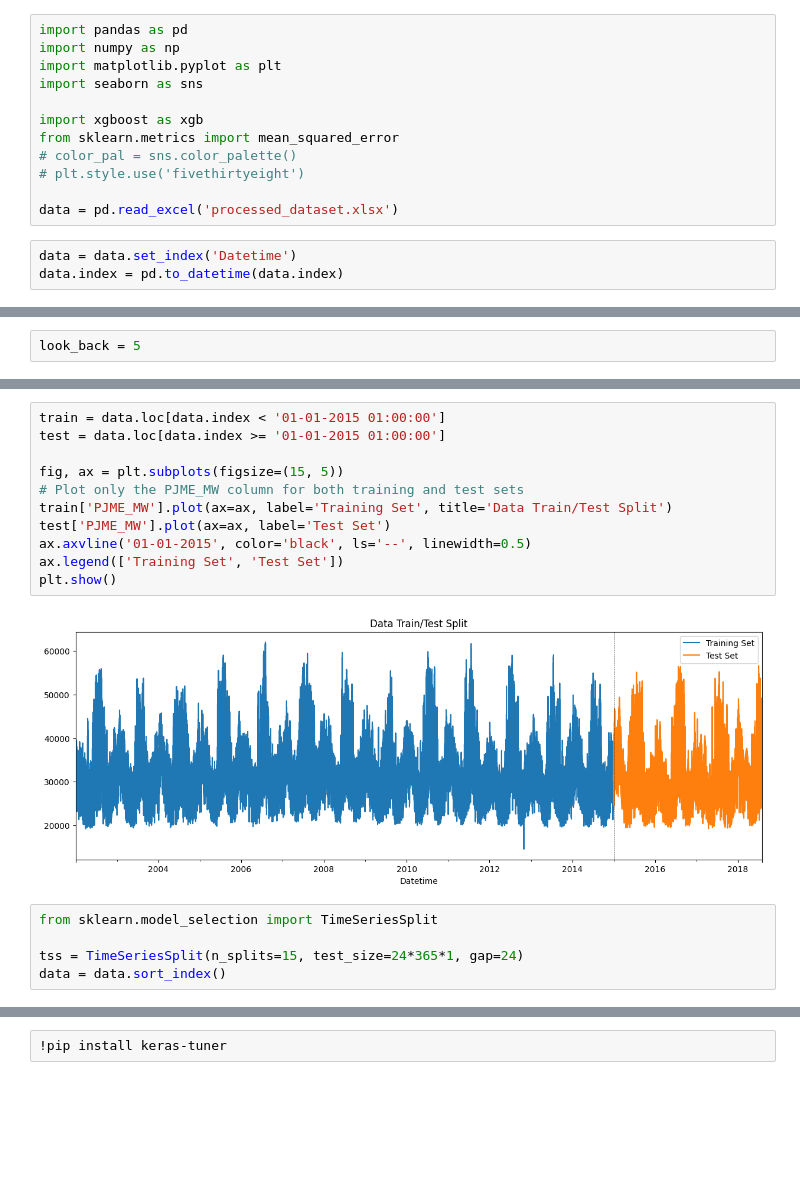
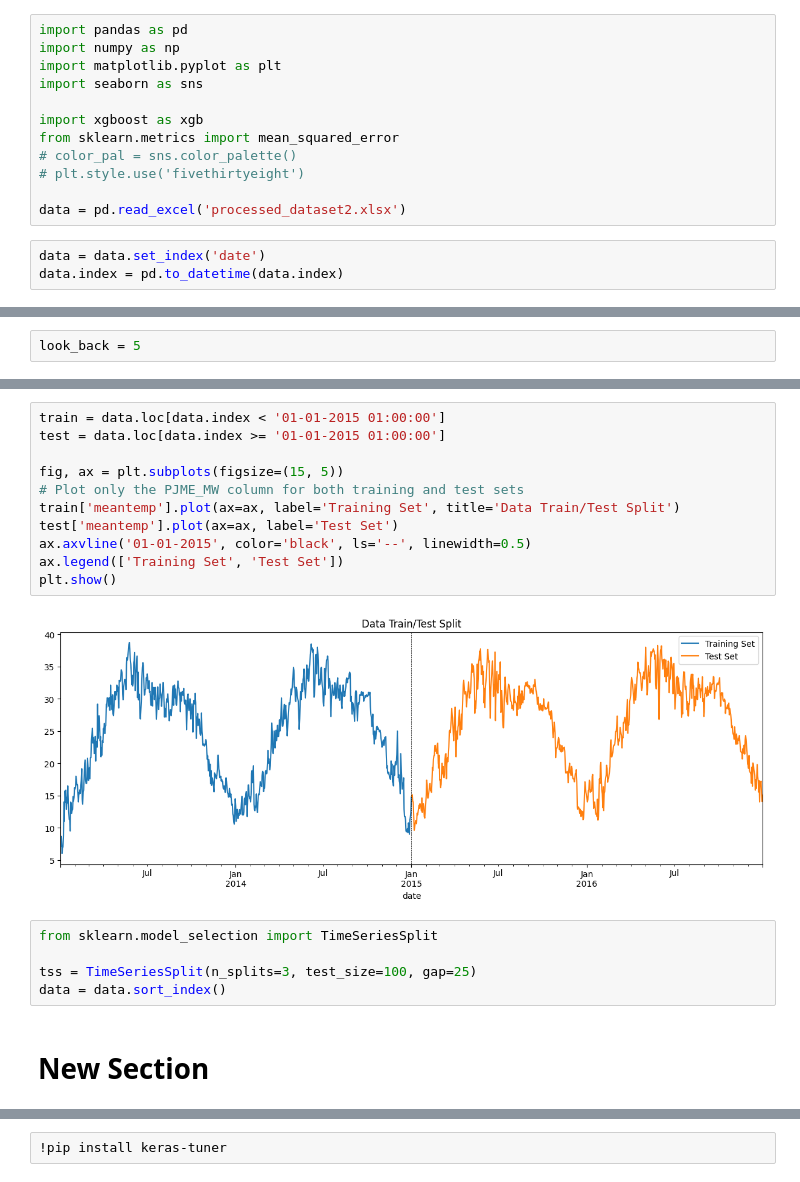
Before and after one commit to Rodizo/CS231N-Standford, a Jupyter notebook: Untitled12.ipynb, the cells around one changed output, grey strips where cells are left out. Saved outputs shown, nothing was run; the diff lists cells and outputs as text; blank space fills up the shorter version.

```diff
--- a/Untitled12.ipynb
+++ b/Untitled12.ipynb
@@ -11,8 +11,8 @@ from sklearn.metrics import mean_squared_error
 # color_pal = sns.color_palette()
 # plt.style.use('fivethirtyeight')
 
-data = pd.read_excel('processed_dataset.xlsx')
+data = pd.read_excel('processed_dataset2.xlsx')
 # %%
-data = data.set_index('Datetime')
+data = data.set_index('date')
 data.index = pd.to_datetime(data.index)
 # %%
@@ -112,21 +109,23 @@ plt.show()
 # %%
 train = data.loc[data.index < '01-01-2015 01:00:00']
 test = data.loc[data.index >= '01-01-2015 01:00:00']
 
 fig, ax = plt.subplots(figsize=(15, 5))
 # Plot only the PJME_MW column for both training and test sets
-train['PJME_MW'].plot(ax=ax, label='Training Set', title='Data Train/Test Split')
-test['PJME_MW'].plot(ax=ax, label='Test Set')
+train['meantemp'].plot(ax=ax, label='Training Set', title='Data Train/Test Split')
+test['meantemp'].plot(ax=ax, label='Test Set')
 ax.axvline('01-01-2015', color='black', ls='--', linewidth=0.5)
 ax.legend(['Training Set', 'Test Set'])
 plt.show()
 # %% [output]
-[figure, old version]
+[figure, new version]
 # %%
 from sklearn.model_selection import TimeSeriesSplit
 
-tss = TimeSeriesSplit(n_splits=15, test_size=24*365*1, gap=24)
+tss = TimeSeriesSplit(n_splits=3, test_size=100, gap=25)
 data = data.sort_index()
+# %% [markdown]
+# New Section
 # %%
 for train_idx, val_idx in tss.split(data):
     print("Training indices:", train_idx)
```
Also changed, not shown: parts of 18 cells of this notebook.
